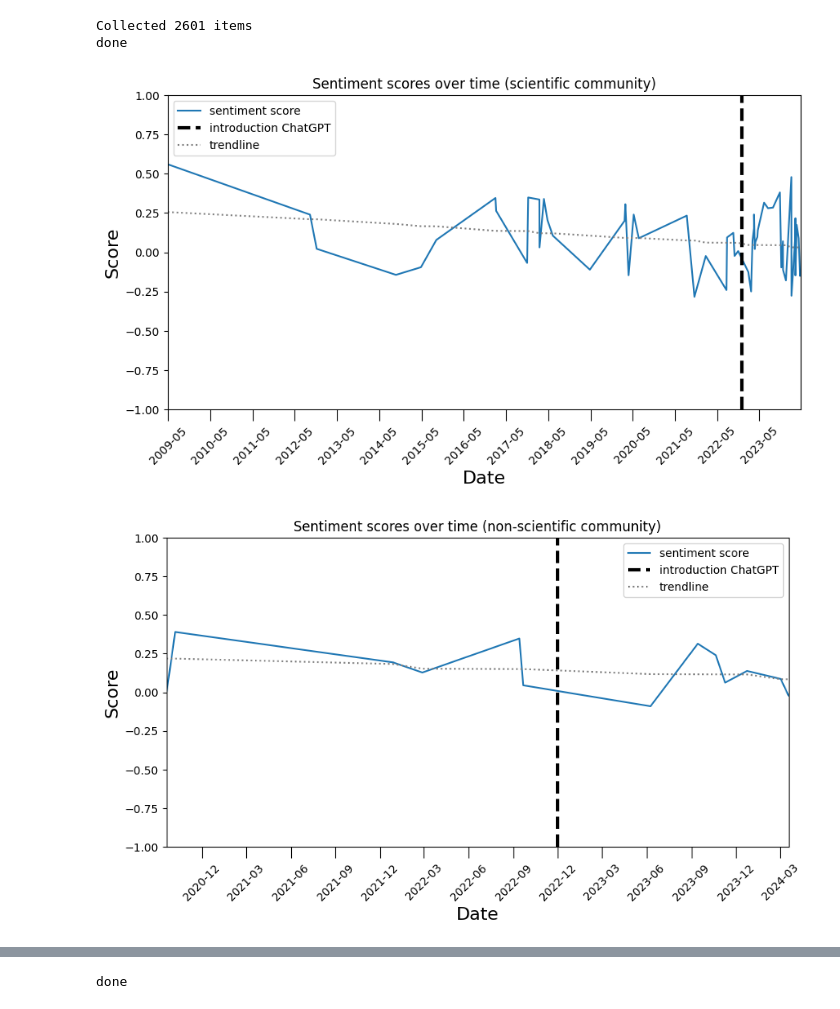
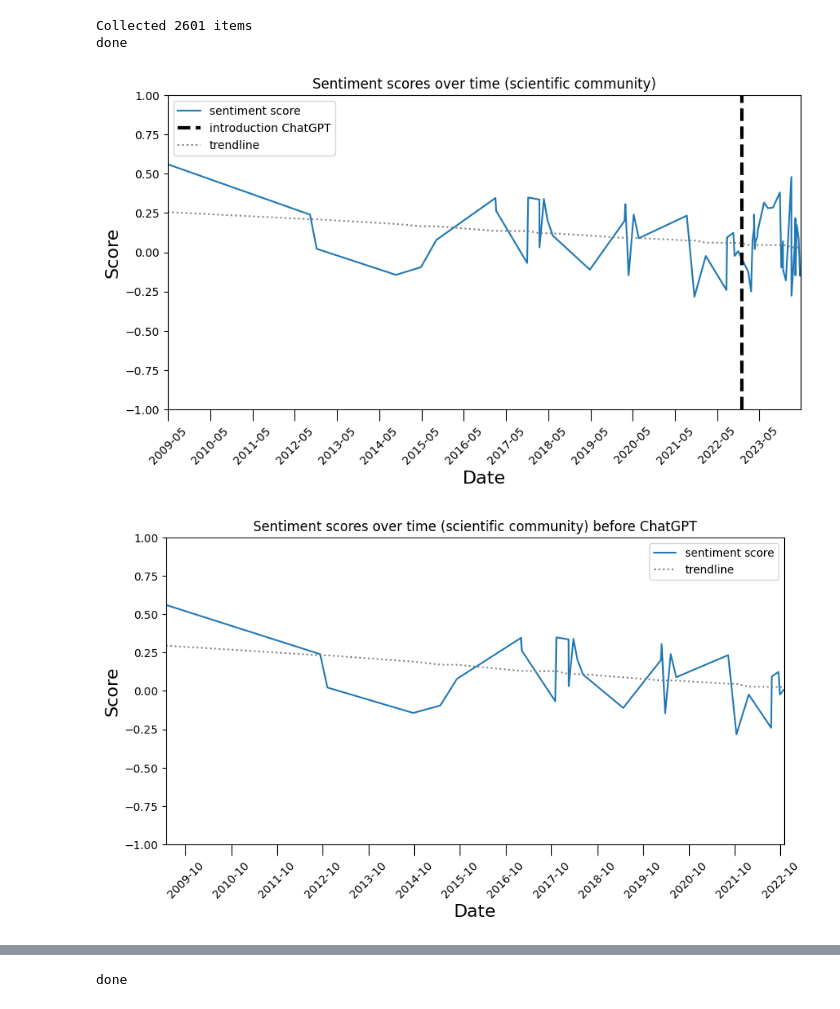
Before and after one commit to avhou/rai, a Jupyter notebook: assignment/assignment2/sentiment_analysis.ipynb, the cells around one changed output, grey strips where cells are left out. Drawn from its saved outputs; the diff is of its cells as text; code cells hidden in the pictures.

```diff
--- a/assignment/assignment2/sentiment_analysis.ipynb
+++ b/assignment/assignment2/sentiment_analysis.ipynb
@@ -73,6 +71,9 @@ import matplotlib.pyplot as plt
 import matplotlib.dates as md
 import sys
 import numpy as np
+import datetime
+import csv
+import os
 
 
 def to_int(date: datetime.date):
@@ -82,34 +83,92 @@ def plot_sentiment(category: str, month_locator_interval = 12):
     with (open(f"sentiment-scores-{category}.csv", "r") as f):
         csv.field_size_limit(sys.maxsize)
         csvFile = csv.reader(f, delimiter=',', quotechar='"')
         scores = [SentimentScore(float(line[1]), datetime.datetime.strptime(line[0], "%Y-%m-%d").date()) for line in csvFile]
+
         dates = [score.date for score in scores]
-        scores = [score.average_score for score in scores]
+        avg_scores = [score.average_score for score in scores]
         introduction_chatgpt = datetime.date(2022, 11, 30)
-        z = np.polyfit([to_int(date) for date in dates], scores, 1)
+        z = np.polyfit([to_int(date) for date in dates], avg_scores, 1)
         p = np.poly1d(z)
 
         fig, ax = plt.subplots(figsize=(10, 5))
-        plt.plot(dates, scores, label="sentiment score")
+        plt.plot(dates, avg_scores, label="sentiment score")
         plt.plot([introduction_chatgpt] * 5, [-1.0, -0.5, 0, 0.5, 1.0], 'k--', label="introduction ChatGPT", linewidth=3)
         plt.plot(dates, p([to_int(date) for date in dates]), ':', color="grey", label="trendline")
         plt.legend()
         ax.set_title(f"Sentiment scores over time ({category} community)")
         ax.xaxis.set_major_locator(md.MonthLocator(interval = month_locator_interval))
         plt.setp(ax.xaxis.get_majorticklabels(), rotation = 45)
         ax.tick_params(axis = 'x', which = 'major', length = 10)
         ax.set_xlim(dates[0], dates[-1])
         ax.set_ylim([-1.0, 1.0])
         ax.set_xlabel(f"Date", fontsize=16)
         ax.set_ylabel(f"Score", fontsize=16)
         plt.show()
         fig.savefig(f"sentiment-{category}.png")
 
+        dates_before = [score.date for score in scores if score.date < introduction_chatgpt]
+        avg_scores_before = [score.average_score for score in scores if score.date < introduction_chatgpt]
+        z_before = np.polyfit([to_int(date) for date in dates_before], avg_scores_before, 1)
+        p_before = np.poly1d(z_before)
+
+        fig, ax = plt.subplots(figsize=(10, 5))
+        plt.plot(dates_before, avg_scores_before, label="sentiment score")
+        plt.plot(dates_before, p_before([to_int(date) for date in dates_before]), ':', color="grey", label="trendline")
+        plt.legend()
+        ax.set_title(f"Sentiment scores over time ({category} community) before ChatGPT")
+        ax.xaxis.set_major_locator(md.MonthLocator(interval = month_locator_interval))
+        plt.setp(ax.xaxis.get_majorticklabels(), rotation = 45)
+        ax.tick_params(axis = 'x', which = 'major', length = 10)
+        ax.set_xlim(dates_before[0], dates_before[-1])
+        ax.set_ylim([-1.0, 1.0])
+        ax.set_xlabel(f"Date", fontsize=16)
+        ax.set_ylabel(f"Score", fontsize=16)
+        plt.show()
+        fig.savefig(f"sentiment-{category}-before-chatgpt.png")
+
+        dates_after = [score.date for score in scores if score.date >= introduction_chatgpt]
+        avg_scores_after = [score.average_score for score in scores if score.date >= introduction_chatgpt]
+        z_after = np.polyfit([to_int(date) for date in dates_after], avg_scores_after, 1)
+        p_after = np.poly1d(z_after)
+
+        fig, ax = plt.subplots(figsize=(10, 5))
+        plt.plot(dates_after, avg_scores_after, label="sentiment score")
+        plt.plot(dates_after, p_after([to_int(date) for date in dates_after]), ':', color="grey", label="trendline")
+        plt.legend()
+        ax.set_title(f"Sentiment scores over time ({category} community) after ChatGPT")
+        ax.xaxis.set_major_locator(md.MonthLocator(interval = 1))
+        plt.setp(ax.xaxis.get_majorticklabels(), rotation = 45)
+        ax.tick_params(axis = 'x', which = 'major', length = 10)
+        ax.set_xlim(dates_after[0], dates_after[-1])
+        ax.set_ylim([-1.0, 1.0])
+        ax.set_xlabel(f"Date", fontsize=16)
+        ax.set_ylabel(f"Score", fontsize=16)
+        plt.show()
+        fig.savefig(f"sentiment-{category}-after-chatgpt.png")
+
+        def get_slope(dates, fn) -> float:
+            date_first = to_int(dates[0])
+            date_last = to_int(dates[-1])
+            return (fn(date_last) - fn(date_first)) / (date_last - date_first)
+
+        with open(f"tables-{category}.txt", "w") as f:
+            f.write(f"|community|ChatGPT|slope|{os.linesep}")
+            f.write(f"|---|---|---|{os.linesep}")
+            slope = (((avg_scores[-1])-avg_scores[0]) / (p(to_int(dates[-1])) - p(to_int(dates[0]))))
+            slope_before = ((avg_scores_before[-1]-avg_scores_before[0]) / (p(to_int(dates_before[-1])) - p(to_int(dates_before[0]))))
+            slope_after = ((avg_scores_after[-1]-avg_scores_after[0]) / (p(to_int(dates_after[-1])) - p(to_int(dates_after[0]))))
+            f.write(f"|{category}|before and after|{get_slope(dates, p):.4E}|{os.linesep}")
+            f.write(f"|{category}|before|{get_slope(dates_before, p_before):.4E}|{os.linesep}")
+            f.write(f"|{category}|after|{get_slope(dates_after, p_after):.4E}|{os.linesep}")
+            f.write(f"{os.linesep}")
+            f.write(f"Table: Slope values for {category} community \\label{{table:slopes-{category}}}")
+
 
 plot_sentiment("scientific")
 plot_sentiment("non-scientific", 3)
 
 print("done")
 # %% [output]
 [figure]
-[figure, old version]
+[figure, new version]
```
Also changed, not shown: parts of 3 cells of this notebook, 1 other file.
